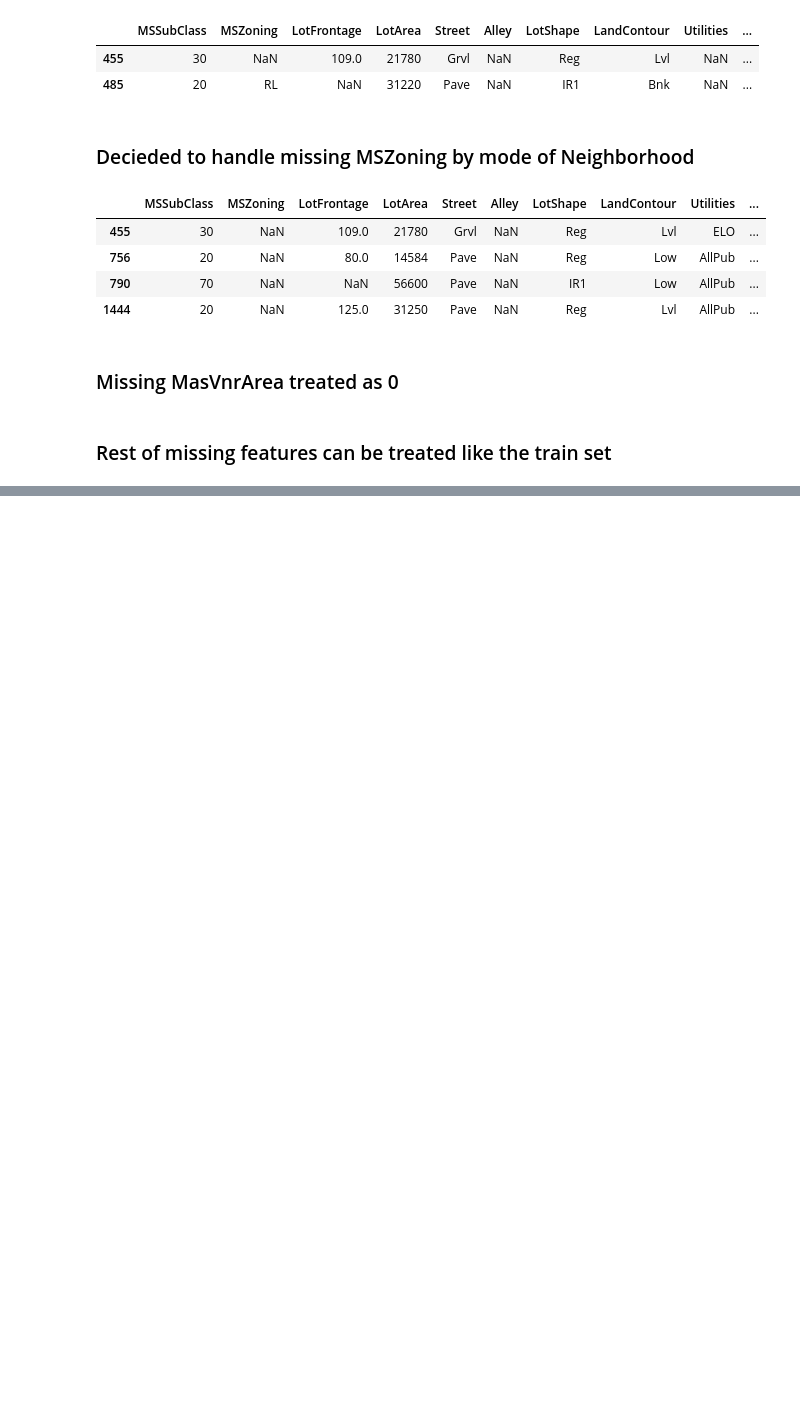
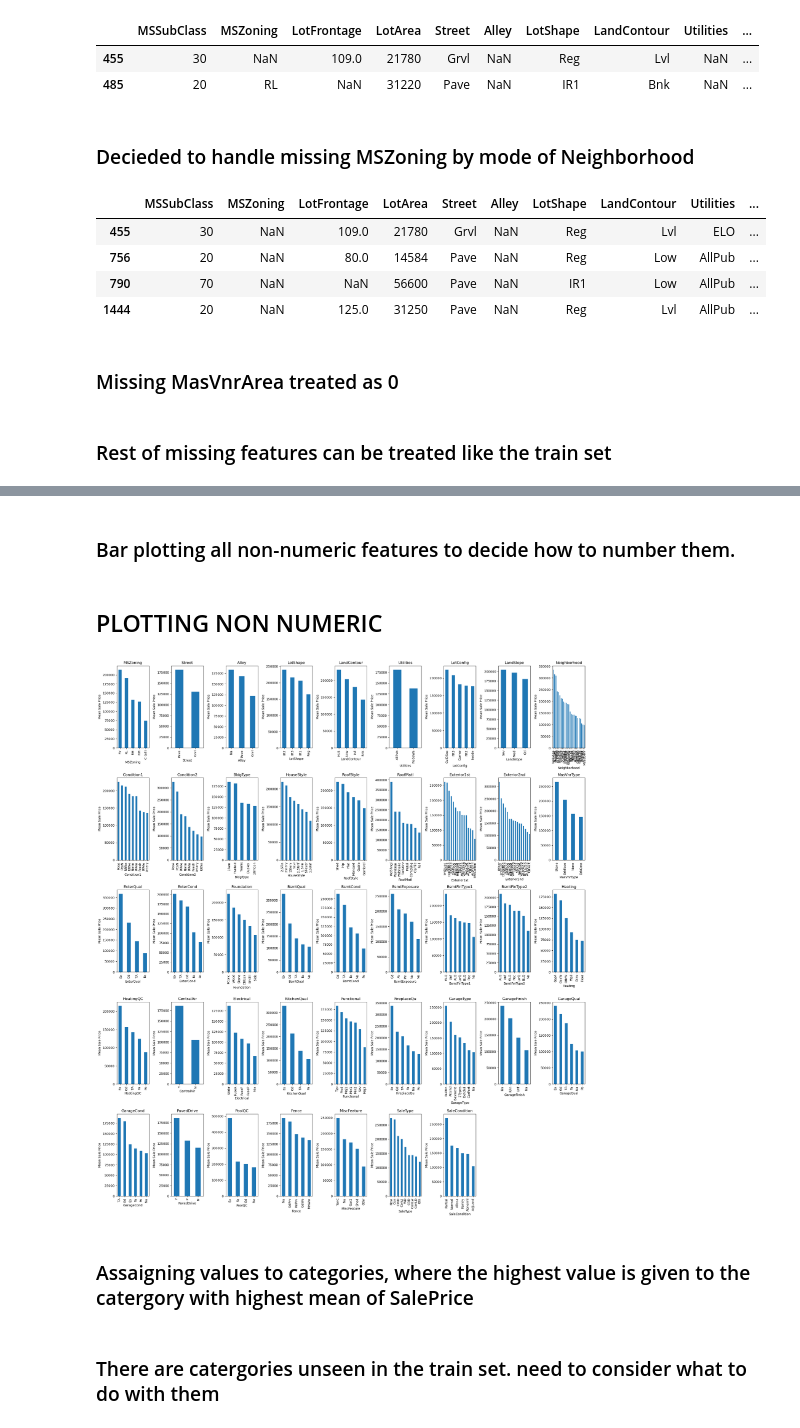
Before and after one commit to tryko/y_data_Itay_asaf_, a Jupyter notebook: Kaggle/Kaggle_ASAF.ipynb, the cells around one changed output, grey strips where cells are left out. Drawn from its saved outputs; the diff is of its cells as text; code cells hidden in the pictures; blank space fills up the shorter version.

```diff
--- a/Kaggle/Kaggle_ASAF.ipynb
+++ b/Kaggle/Kaggle_ASAF.ipynb
@@ -498,0 +486,7 @@ for column in columns_with_missing_values:
+# %%
+
+# Create a list of all non-numeric features
+non_numeric_features = df.select_dtypes(exclude=["float64", "int64"]).columns
+
+# Print the non-numeric features
+print(non_numeric_features)
@@ -498,0 +504,30 @@ for column in columns_with_missing_values:
+# %% [markdown]
+### Bar plotting all non-numeric features to decide how to number them.
+# %% [markdown]
+## PLOTTING NON NUMERIC
+# %%
+
+
+# Group the data by the "MSZoning" column and calculate the mean "SalePrice" value for each group
+plt.figure(figsize=(22,25))
+for i,col in enumerate(non_numeric_features):
+    plt.subplot(5,9,i+1)
+    mean_sale_price_by_zoning = df.groupby(col).mean()["SalePrice"]
+
+    # Sort the mean "SalePrice" values in descending order
+    mean_sale_price_by_zoning = mean_sale_price_by_zoning.sort_values(ascending=False)
+
+    # Plot the mean "SalePrice" value for each group
+    mean_sale_price_by_zoning.plot.bar()
+
+    # Add a title and labels to the x and y axes
+
+    plt.title(col)
+    plt.ylabel("Mean Sale Price")
+
+plt.tight_layout()
+    # Show the plot
+# %% [output]
+[figure, added]
+# %% [markdown]
+### Assaigning values to categories, where the highest value is given to the catergory with highest mean of SalePrice
@@ -498,0 +552,2 @@ for column in columns_with_missing_values:
+# %% [markdown]
+### There are catergories unseen in the train set. need to consider what to do with them
```
Also changed, not shown: parts of 15 cells of this notebook, 6 other files.
